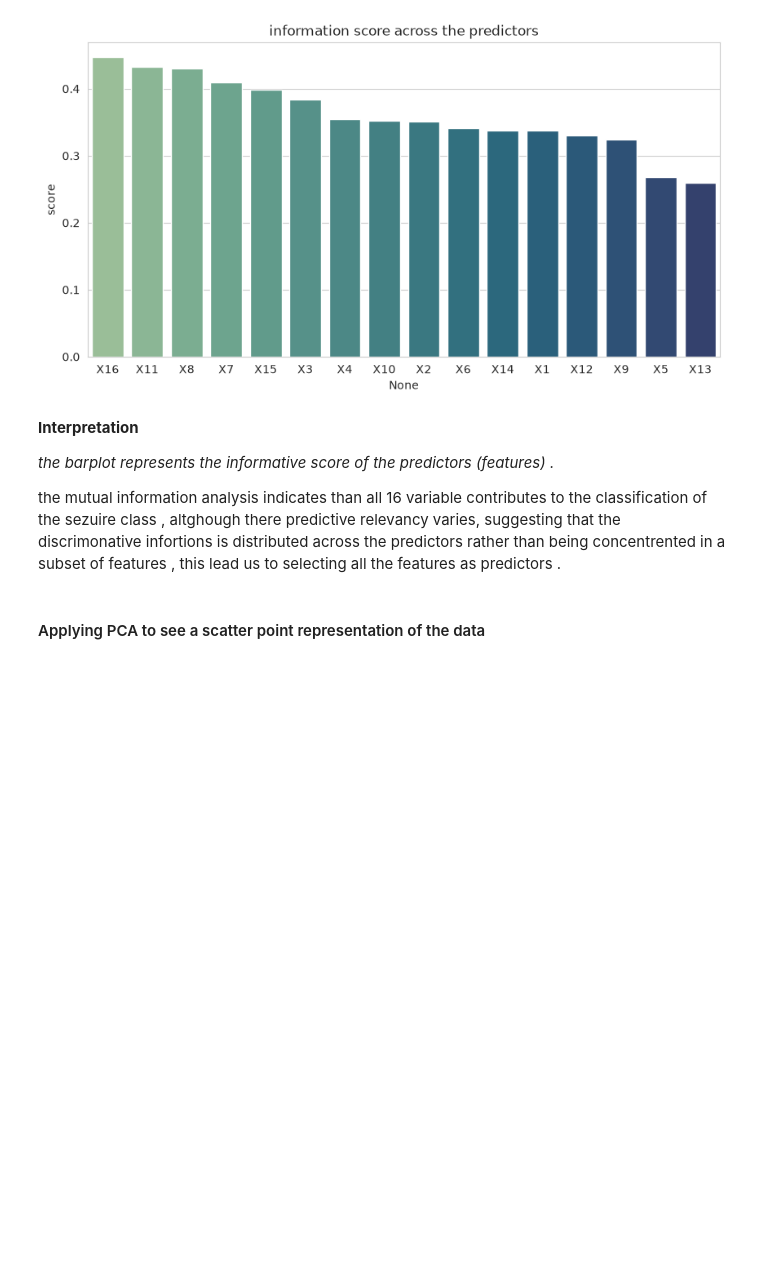
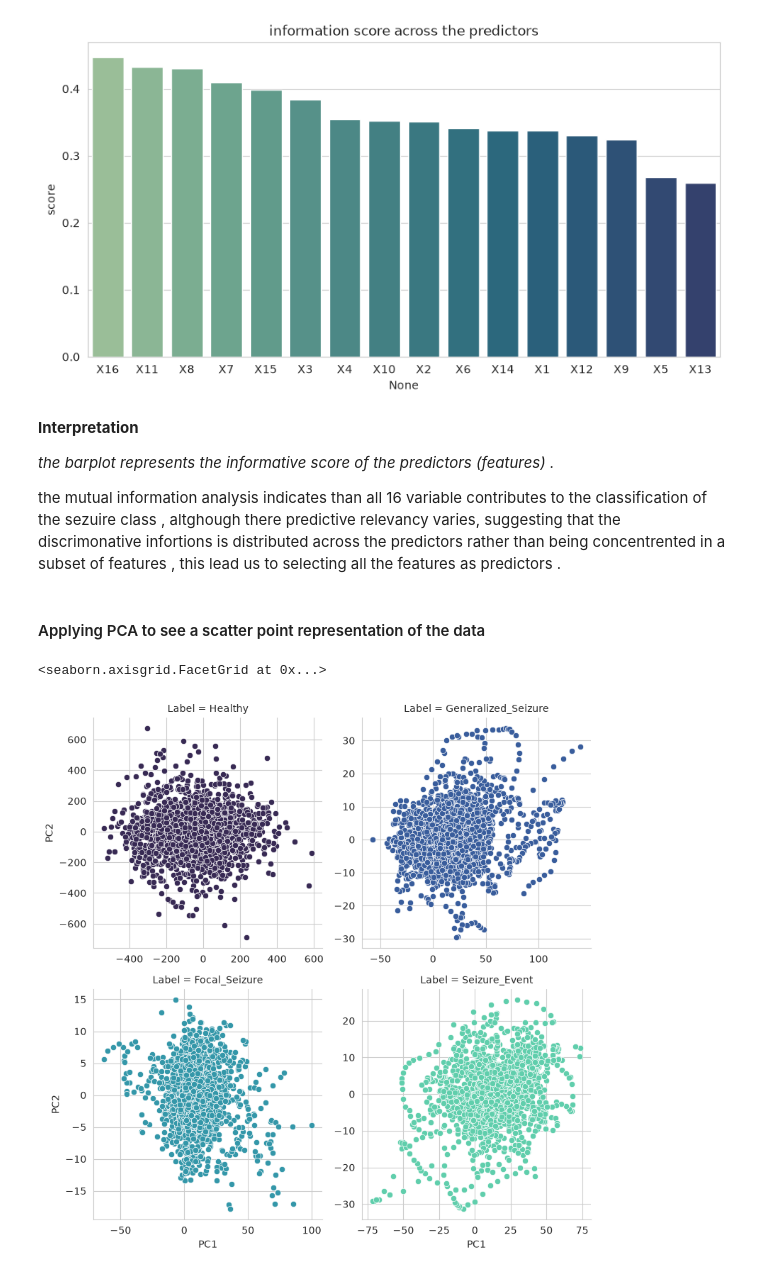
Before and after one commit to YassineSdk/epileptic_seizure_detection_classification, a Jupyter notebook: notebooks/EDA.ipynb, the cells around one changed output. Drawn from its saved outputs; the diff is of its cells as text; code cells hidden in the pictures; blank space fills up the shorter version.

```diff
--- a/notebooks/EDA.ipynb
+++ b/notebooks/EDA.ipynb
@@ -231,25 +231,41 @@ the mutual information analysis indicates than all 16 variable contributes to th
 # %% [markdown]
 #### Applying PCA to see a scatter point representation of the data
 # %%
-pca = PCA(n_components=3, random_state=42)
+
+class_labels = {
+    "0": "Healthy",
+    "1": "Generalized_Seizure",
+    "2": "Focal_Seizure",
+    "3": "Seizure_Event"
+}
+
+pca = PCA(n_components=2, random_state=42)
 X_pca = pca.fit_transform(X)
 
 pca_df = pd.DataFrame({
     'PC1': X_pca[:,0],
     'PC2': X_pca[:,1],
-    'PC3': X_pca[:,2],
-    'Class': y.astype(str)
+    'Class': y.astype(str),
+    'Label' :pca_df['Class'].map(class_labels)
 })
 
-fig = px.scatter_3d(
-    pca_df,
-    x='PC1',
-    y='PC2',
-    z='PC3',
-    color='Class',
-    opacity=0.8,
-    title='3D PCA Projection'
+
+
+g = sns.FacetGrid(pca_df,
+    col="Label",
+    col_wrap=2,
+    height=4,
+    sharex=False,
+    sharey=False,
+    hue="Label",
+    palette="mako"
+    )
+
+g.map_dataframe(
+    sns.scatterplot,
+    x="PC1",
+    y="PC2"
 )
-
-fig.update_traces(marker=dict(size=4))
-fig.show()
+# %% [output]
+<seaborn.axisgrid.FacetGrid at 0x...>
+[figure, added]
```
Also changed, not shown: 2 other files.
